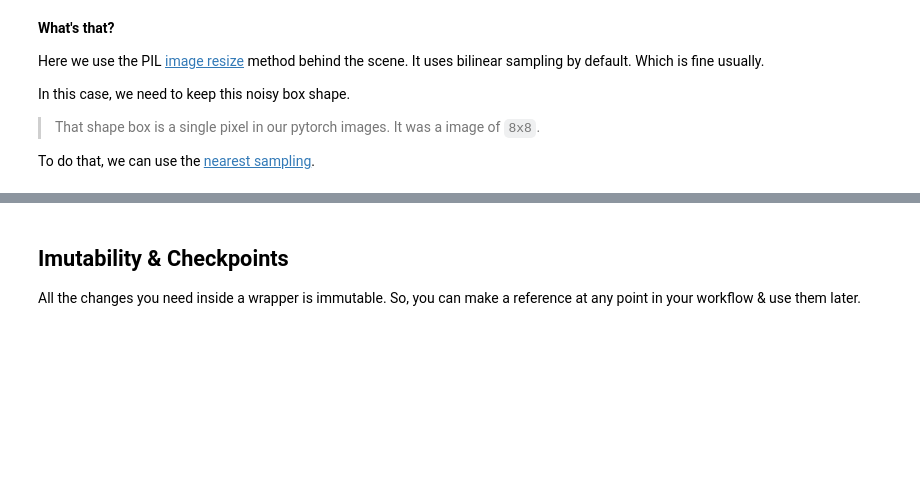
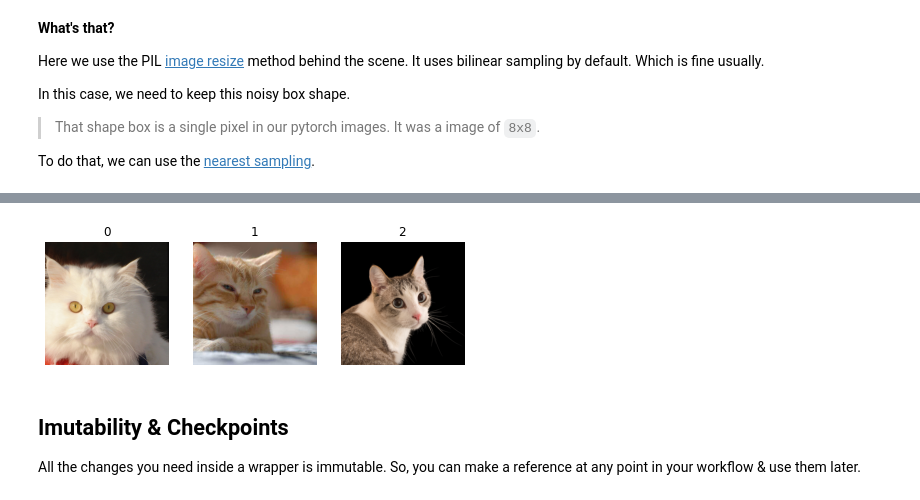
Before and after one commit to GDi4K/imitools, a Jupyter notebook: docs/tutorial.ipynb, the cells around one changed output, grey strips where cells are left out. Saved outputs shown, nothing was run; the diff lists cells and outputs as text; code cells hidden in the pictures; blank space fills up the shorter version.

```diff
--- a/docs/tutorial.ipynb
+++ b/docs/tutorial.ipynb
@@ -171,3 +189,7 @@ Add more content.
+# %%
+I.download(image_urls).crop(256, crop_type="bottom").show()
+# %% [output]
+[figure, added]
 # %% [markdown]
 ## Imutability & Checkpoints
 
```
Also changed, not shown: parts of 36 cells of this notebook.
